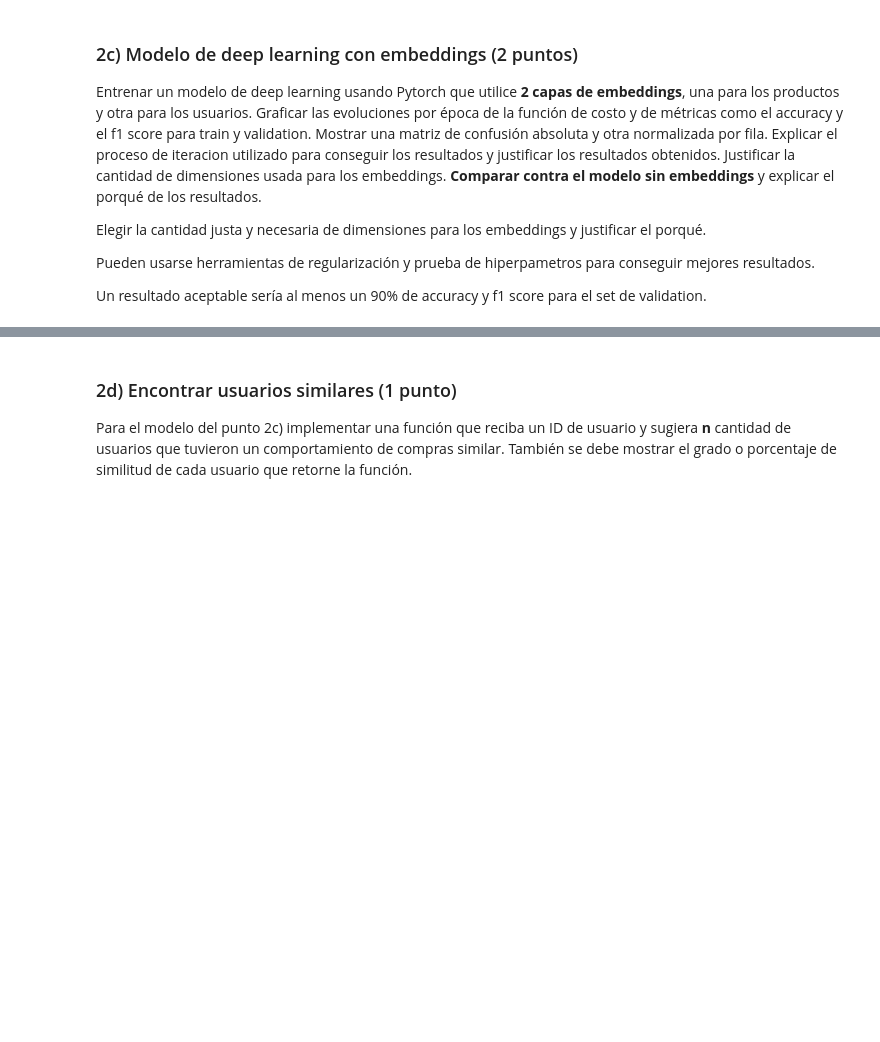
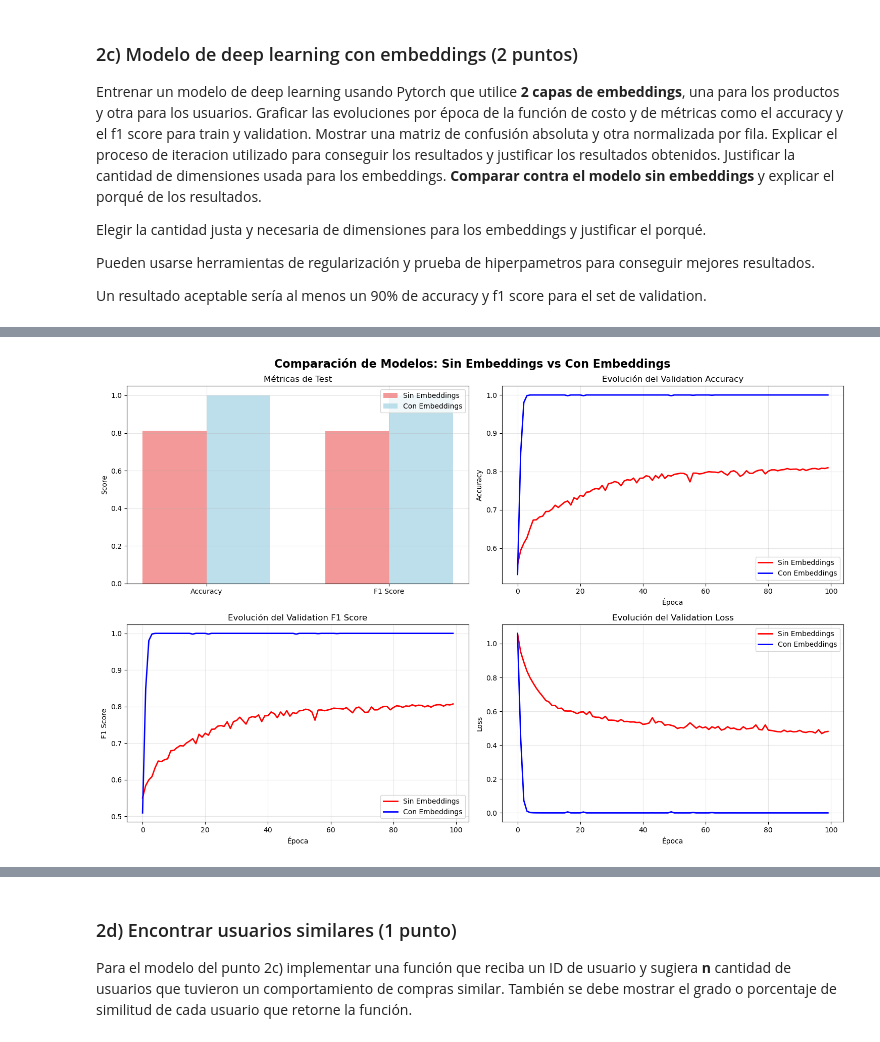
Before and after one commit to joniborda/AprendizajeProfundo, a Jupyter notebook: BORDA_JONATHAN_MATIAS_DL_TP1_Co21-new.ipynb, the cells around one changed output, grey strips where cells are left out. Drawn from its saved outputs; the diff is of its cells as text; code cells hidden in the pictures; blank space fills up the shorter version.

```diff
--- a/BORDA_JONATHAN_MATIAS_DL_TP1_Co21-new.ipynb
+++ b/BORDA_JONATHAN_MATIAS_DL_TP1_Co21-new.ipynb
@@ -1645,0 +2287,83 @@ Un resultado aceptable sería al menos un 90% de accuracy y f1 score para el set
+# %%
+print("=" * 60)
+print("COMPARACIÓN ENTRE MODELOS CON Y SIN EMBEDDINGS")
+print("=" * 60)
+
+comparison_data = {
+    'Métrica': ['Test Accuracy', 'Test F1 Score', 'Validation Accuracy', 'Val F1 Score'],
+    'Sin Embeddings': [
+        f"{test_acc:.4f}",
+        f"{test_f1:.4f}",
+        f"{final_history['best_val_acc']:.4f}",
+        f"{final_history['val_f1_scores'][-1]:.4f}"
+    ],
+    'Con Embeddings': [
+        f"{test_emb_acc:.4f}",
+        f"{test_emb_f1:.4f}",
+        f"{final_emb_history['best_val_acc']:.4f}",
+        f"{final_emb_history['val_f1_scores'][-1]:.4f}"
+    ]
+}
+
+comparison_df = pd.DataFrame(comparison_data)
+print("\nTABLA COMPARATIVA:")
+print(comparison_df.to_string(index=False))
+
+# Mejoras
+accuracy_improvement = test_emb_acc - test_acc
+f1_improvement = test_emb_f1 - test_f1
+
+print(f"\nMEJORAS DEL MODELO CON EMBEDDINGS:")
+print(f"Mejora en Test Accuracy: {accuracy_improvement:+.4f} ({accuracy_improvement*100:+.2f}%)")
+print(f"Mejora en Test F1 Score: {f1_improvement:+.4f} ({f1_improvement*100:+.2f}%)")
+
+fig, axes = plt.subplots(2, 2, figsize=(15, 10))
+fig.suptitle('Comparación de Modelos: Sin Embeddings vs Con Embeddings', fontsize=16, fontweight='bold')
+
+# Gráfico de métricas de test
+metrics = ['Accuracy', 'F1 Score']
+without_emb = [test_acc, test_f1]
+with_emb = [test_emb_acc, test_emb_f1]
+
+x = np.arange(len(metrics))
+width = 0.35
+
+axes[0, 0].bar(x - width/2, without_emb, width, label='Sin Embeddings', color='lightcoral', alpha=0.8)
+axes[0, 0].bar(x + width/2, with_emb, width, label='Con Embeddings', color='lightblue', alpha=0.8)
+axes[0, 0].set_ylabel('Score')
+axes[0, 0].set_title('Métricas de Test')
+axes[0, 0].set_xticks(x)
+axes[0, 0].set_xticklabels(metrics)
+axes[0, 0].legend()
+axes[0, 0].grid(True, alpha=0.3)
+
+# Gráfico de evolución de accuracy
+axes[0, 1].plot(final_history['val_accuracies'], label='Sin Embeddings', color='red', linewidth=2)
+axes[0, 1].plot(final_emb_history['val_accuracies'], label='Con Embeddings', color='blue', linewidth=2)
+axes[0, 1].set_title('Evolución del Validation Accuracy')
+axes[0, 1].set_xlabel('Época')
+axes[0, 1].set_ylabel('Accuracy')
+axes[0, 1].legend()
+axes[0, 1].grid(True, alpha=0.3)
+
+# Gráfico de evolución de F1 score
+axes[1, 0].plot(final_history['val_f1_scores'], label='Sin Embeddings', color='red', linewidth=2)
+axes[1, 0].plot(final_emb_history['val_f1_scores'], label='Con Embeddings', color='blue', linewidth=2)
+axes[1, 0].set_title('Evolución del Validation F1 Score')
+axes[1, 0].set_xlabel('Época')
+axes[1, 0].set_ylabel('F1 Score')
+axes[1, 0].legend()
+axes[1, 0].grid(True, alpha=0.3)
+
+# Gráfico de pérdida
+axes[1, 1].plot(final_history['val_losses'], label='Sin Embeddings', color='red', linewidth=2)
+axes[1, 1].plot(final_emb_history['val_losses'], label='Con Embeddings', color='blue', linewidth=2)
+axes[1, 1].set_title('Evolución del Validation Loss')
+axes[1, 1].set_xlabel('Época')
+axes[1, 1].set_ylabel('Loss')
+axes[1, 1].legend()
+axes[1, 1].grid(True, alpha=0.3)
+
+plt.tight_layout()
+plt.show()
+# %% [output]
@@ -1645,0 +2384 @@ Un resultado aceptable sería al menos un 90% de accuracy y f1 score para el set
+[figure, added]
```
Also changed, not shown: parts of 32 cells of this notebook.
